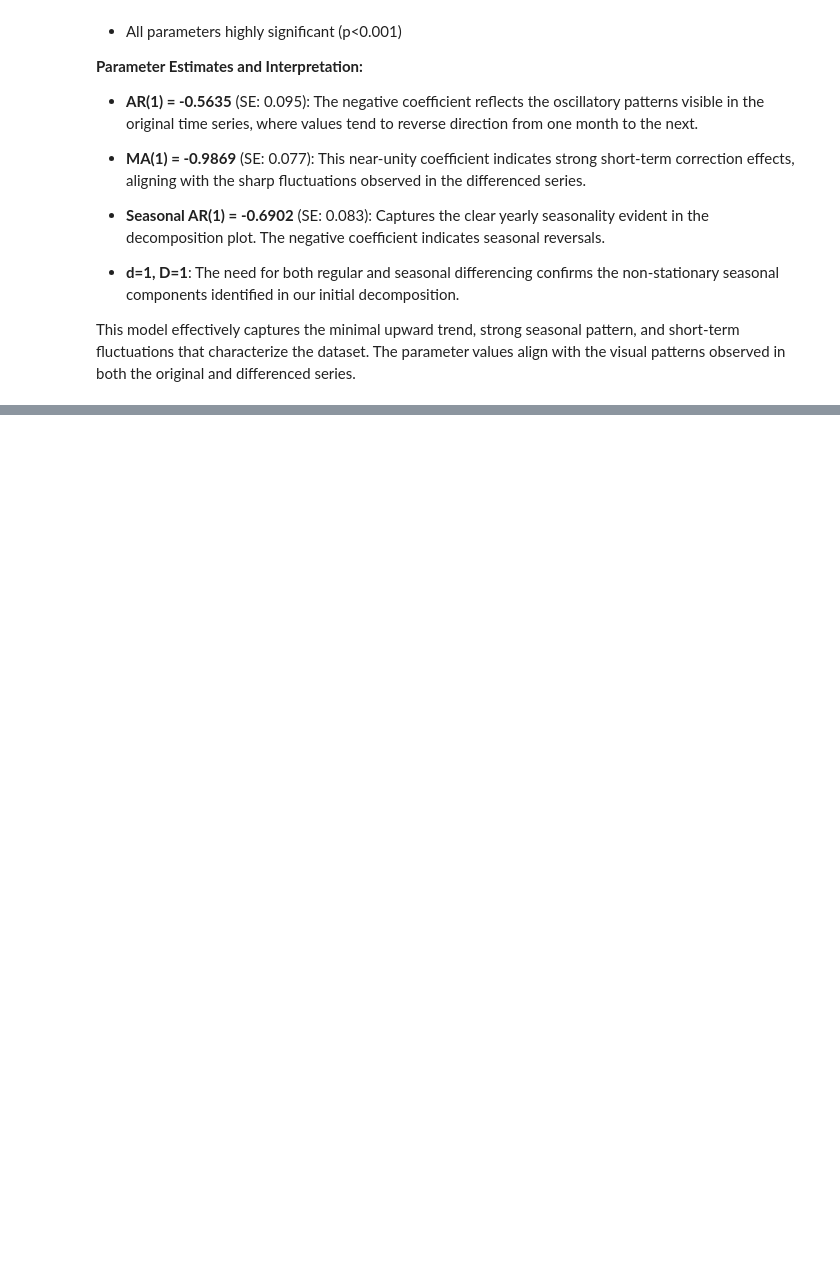
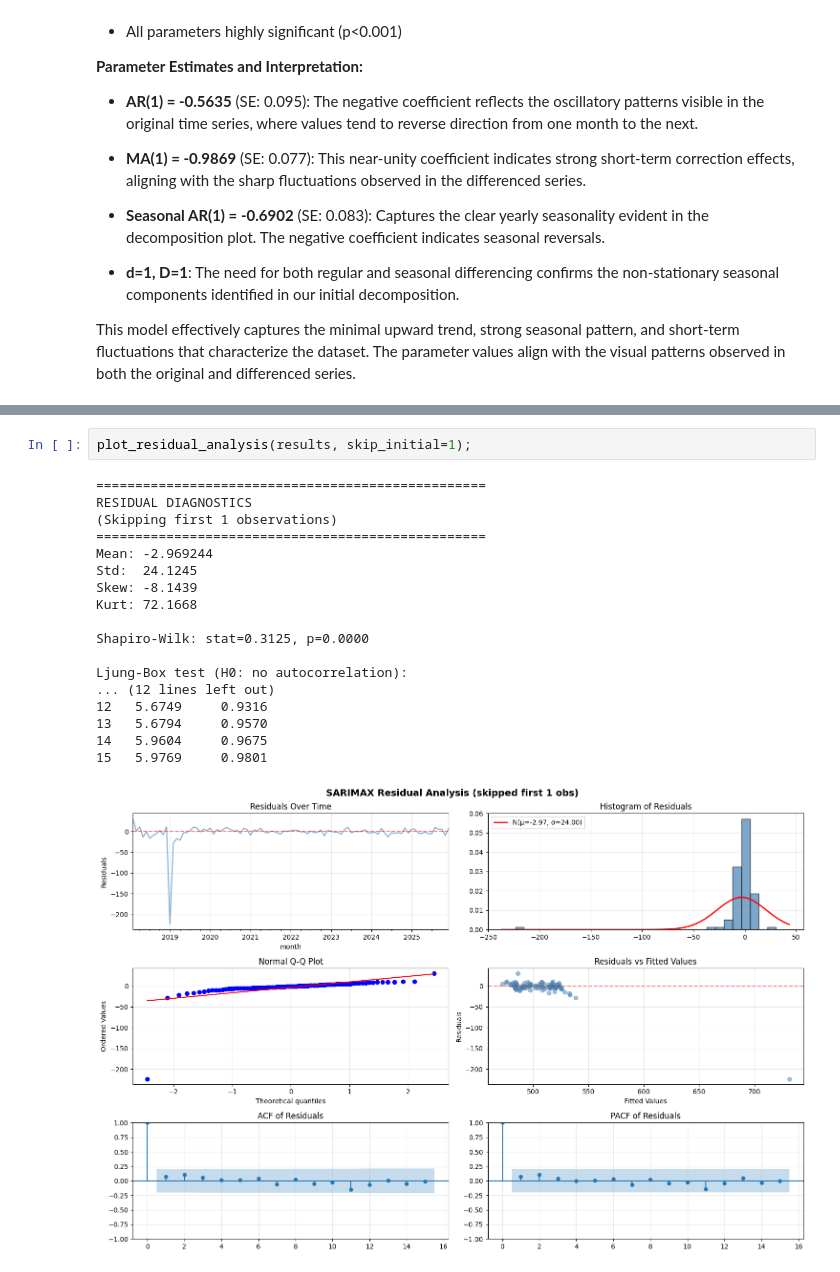
Before and after one commit to RomandRapido/APM1215-TimeSeries, a Jupyter notebook: FA3_Lansangan/FA3_Lansangan.ipynb, the cells around one changed output, grey strips where cells are left out. Cells and saved outputs as stored; diff of their text form; blank space fills up the shorter version.

```diff
--- a/FA3_Lansangan/FA3_Lansangan.ipynb
+++ b/FA3_Lansangan/FA3_Lansangan.ipynb
@@ -280,0 +363,21 @@ Overall, these diagnostics indicate a satisfactory model fit for most practical
+# %%
+plot_residual_analysis(results, skip_initial=1);
+# %% [output]
+==================================================
+RESIDUAL DIAGNOSTICS
+(Skipping first 1 observations)
+==================================================
+Mean: -2.969244
+Std:  24.1245
+Skew: -8.1439
+Kurt: 72.1668
+
+Shapiro-Wilk: stat=0.3125, p=0.0000
+
+Ljung-Box test (H0: no autocorrelation):
+... (12 lines left out)
+12   5.6749     0.9316
+13   5.6794     0.9570
+14   5.9604     0.9675
+15   5.9769     0.9801
+[figure, added]
```
Also changed, not shown: parts of 12 cells of this notebook.
